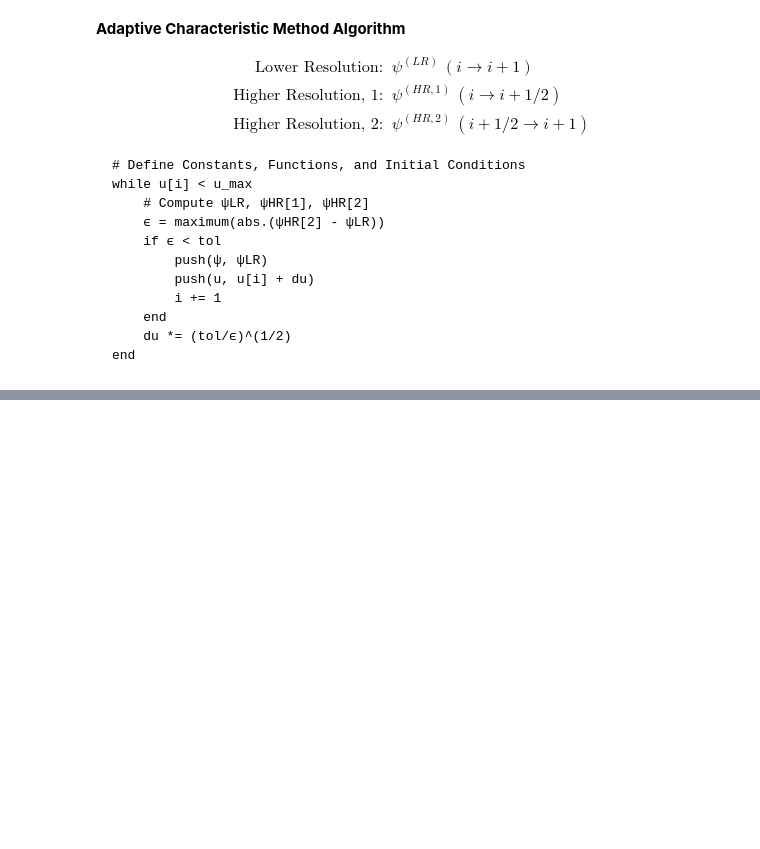
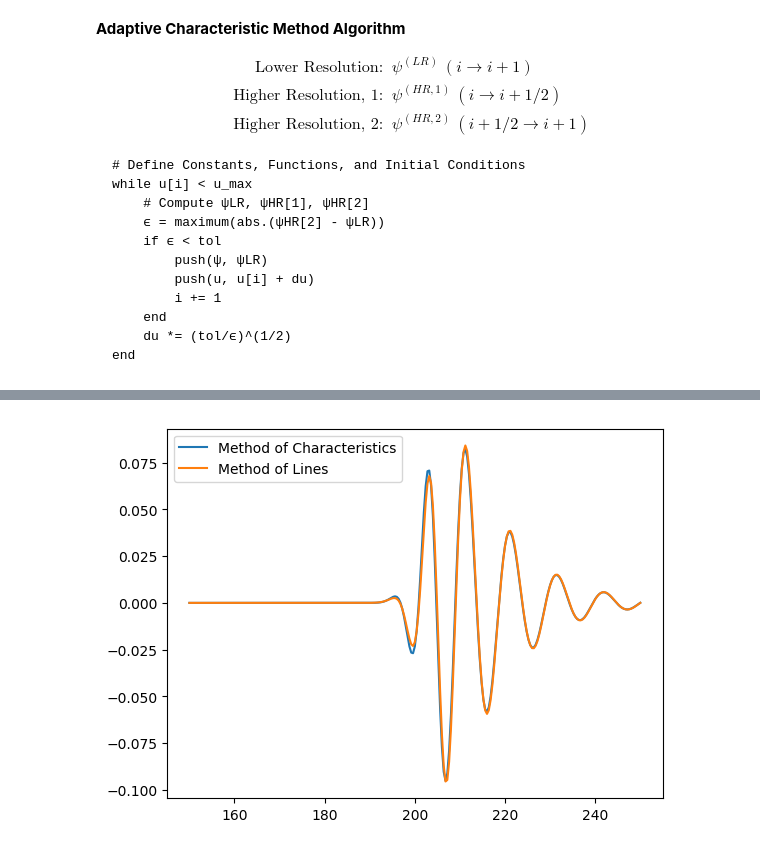
Before and after one commit to kennethsible/julia-binder, a Jupyter notebook: Characteristic Method.ipynb, the cells around one changed output, grey strips where cells are left out. Saved outputs shown, nothing was run; the diff lists cells and outputs as text; code cells hidden in the pictures; blank space fills up the shorter version.

```diff
--- a/Characteristic Method.ipynb
+++ b/Characteristic Method.ipynb
@@ -132,14 +123 @@ function uvwavefunc(du::Real, dv::Real, ψ0::Vector{<:Real}; tol=1e-6)
 end;
-# %%
-using PyPlot
-
-dt, dx = 0.025, 0.1
-ψ, ψIS, ψFS, x = rtwavefunc(dt, dx)
-
-du, dv = 0.2, 0.2
-ψuv, v = uvwavefunc(du, dv, ψIS)
-
-plot(v, ψuv[end, :], label="Method of Characteristics")
-plot(v, ψFS, label="Method of Lines")
-res = maximum(abs.(ψuv[end, :] .- ψFS))
-plt[:title]("Residual: $res"); plt[:legend]();
@@ -147,0 +126,28 @@ plt[:title]("Residual: $res"); plt[:legend]();
+# %%
+using PyPlot
+
+dx = 0.2; dt = 0.2dx; x0 = 200
+tspan, xspan = (0, 300), (-250, 250)
+
+du = dv = 0.4; v0 = 200
+uspan, vspan = (-100, 300), (150, 250)
+
+ψrt, t, x = rtwavefunc(tspan, xspan, dt, dx, x0)
+
+ψIS, ψFS = Float64[], Float64[]
+(ui, uf), (vi, vf) = uspan, vspan
+for i = 1:length(t), j = 1:length(x)
+    u = round(t[i] - x[j], digits=2)
+    v = round(t[i] + x[j], digits=2)
+    if vi <= v <= vf
+        u == ui && push!(ψIS, ψrt[i, j])
+        u == uf && push!(ψFS, ψrt[i, j])
+    end
+end
+
+ψuv, u, v = uvwavefunc(uspan, vspan, du, dv, v0, ψIS)
+
+plot(v, ψuv[end, :], label="Method of Characteristics")
+plot(v, ψFS, label="Method of Lines"); plt.legend();
+# %% [output]
+[figure, added]
```
Also changed, not shown: parts of 5 cells of this notebook.
